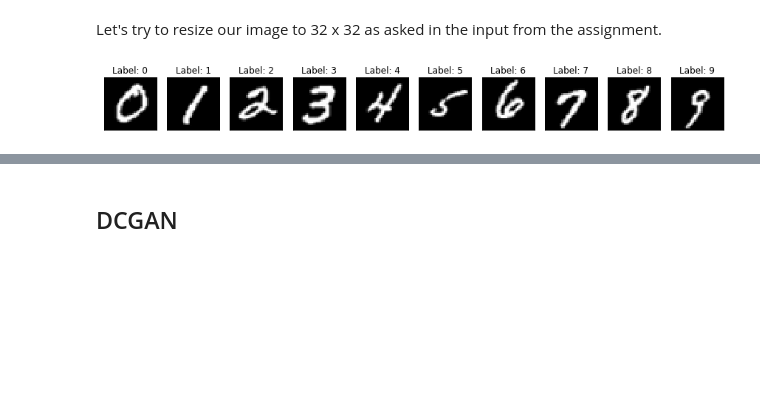
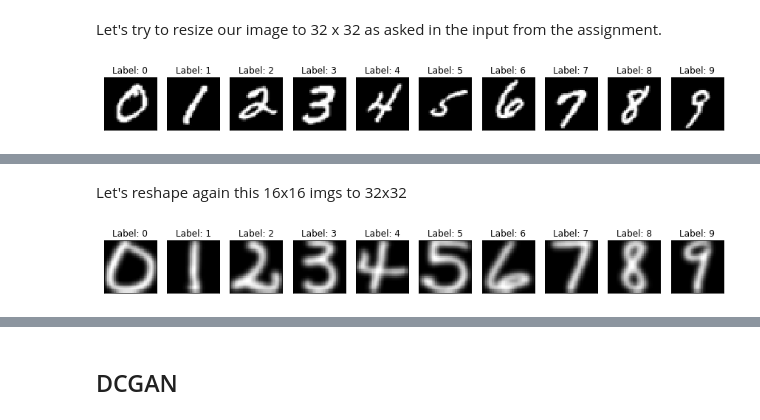
Before and after one commit to melchior-prugniaud/DL-DCGAN-CYCLEGAN, a Jupyter notebook: Cycle_GAN_Implementation.ipynb, the cells around one changed output, grey strips where cells are left out. Drawn from its saved outputs; the diff is of its cells as text; code cells hidden in the pictures; blank space fills up the shorter version.

```diff
--- a/Cycle_GAN_Implementation.ipynb
+++ b/Cycle_GAN_Implementation.ipynb
@@ -66,0 +109,13 @@ Looks like it's working good, we will apply it on a function to prepare datasets
+# %% [markdown]
+Let's reshape again this 16x16 imgs to 32x32
+# %%
+plt.figure(figsize =(12,12))
+for i in range(1,11):
+  plt.subplot(1,10,i)
+  plt.imshow(imgs[i-1].resize((32,32)),cmap='gray',interpolation='none')
+  plt.title("Label: {}".format(labels[i-1]))
+  plt.xticks([])
+  plt.yticks([])
+plt.tight_layout()
+# %% [output]
+[figure, added]
```
Also changed, not shown: parts of 10 cells of this notebook.
